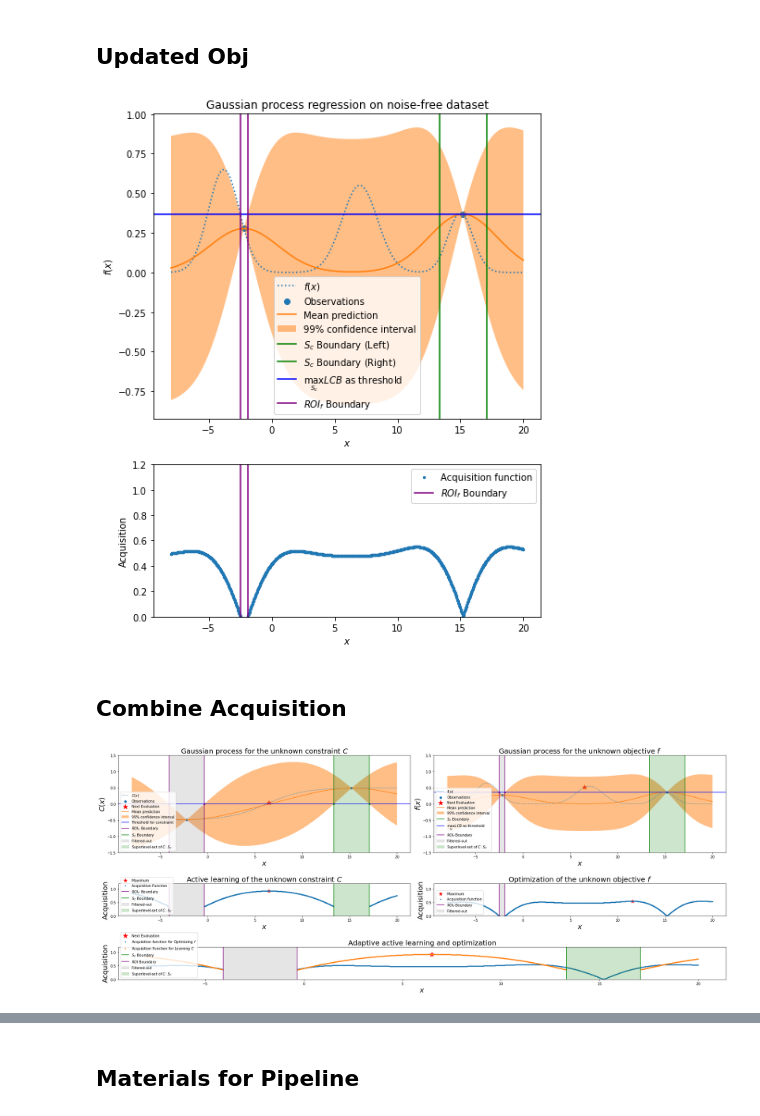
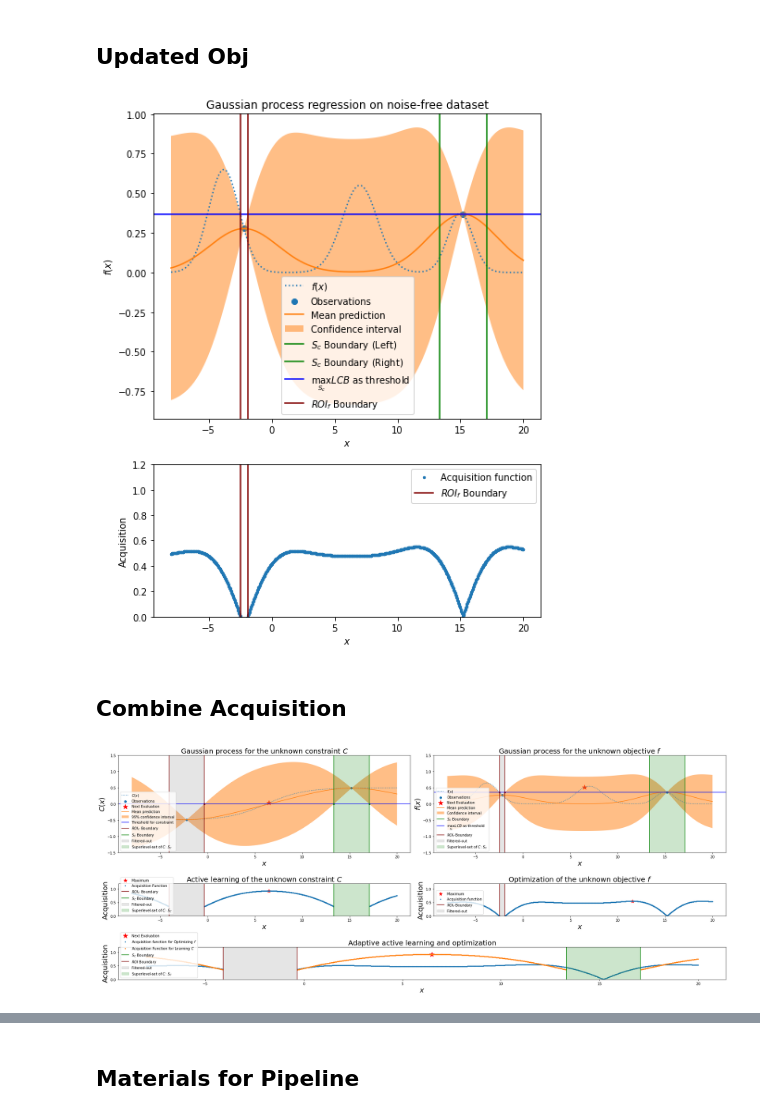
Before and after one commit to SchroDeCat/ConstrainedBO, a Jupyter notebook: visualize_cbo_noisy_targets.ipynb, the cells around one changed output, grey strips where cells are left out. Drawn from its saved outputs; the diff is of its cells as text; code cells hidden in the pictures.

```diff
--- a/visualize_cbo_noisy_targets.ipynb
+++ b/visualize_cbo_noisy_targets.ipynb
@@ -32,7 +32,9 @@ is defined as $f(x)=(2.4 * e^{-(X-7)^2/4} + 1.5 * e^{-(X-15)^2/2})$.
 import numpy as np
 import matplotlib.pyplot as plt
 
-X = np.linspace(start=-8, stop=20, num=1_000).reshape(-1, 1)
+x_left = -8
+x_right = 20
+X = np.linspace(start=x_left, stop=x_right, num=1_000).reshape(-1, 1)
 # f = lambda X: ((10-X) * np.sin((10-X))/2 - np.abs(X-8)/4) * 2
 # f = lambda X: ((10-X) * np.sin((10-X))/2 + .7 * np.exp(-(X-8)**2) + 3 * np.exp(-(X+1)**2/2)) - 1
 f = lambda X: (2.6 * np.exp(-(X+3.8)**2/3) + 2.2 * np.exp(-(X-7)**2/4) + 1.5 * np.exp(-(X-15)**2/2))/4
@@ -227,39 +229,39 @@ plt.fill_between(
     X.ravel(),
     lcb,
     ucb,
     alpha=0.5,
-    label=r"99% confidence interval",
+    label=r"Confidence interval",
 )
 # label = r'$S_c$ Boundary'
 sci_lb, sci_rb = min(X[lcb_c_idx]), max(X[lcb_c_idx])
 plt.axvline(x = sci_lb, color = 'green', label=r'$S_c$ Boundary (Left)')
 plt.axvline(x = sci_rb, color = 'green',  label=r'$S_c$ Boundary (Right)')
 sci_filter = np.logical_and(X >=sci_lb, X<=sci_rb).squeeze()
 lcb_max = lcb[sci_filter].max()
 plt.axhline(y = lcb_max, color = 'blue', linestyle = '-', label=r'$\max_{S_c}{LCB}$ as threshold')
 
 #label = r'ROI_F Boundary"
 acq_f = ucb - lcb.max()
 ucb_f_idx = np.argsort(np.abs(acq_f[X.squeeze()< X_train[-1]]))[:2]
-plt.axvline(x = X[ucb_f_idx[0]], color = 'purple')
-plt.axvline(x = X[ucb_f_idx[1]], color = 'purple', label=r"$ROI_f$ Boundary")
+plt.axvline(x = X[ucb_f_idx[0]], color = 'maroon')
+plt.axvline(x = X[ucb_f_idx[1]], color = 'maroon', label=r"$ROI_f$ Boundary")
 
 plt.legend()
 plt.xlabel("$x$")
 plt.ylabel("$f(x)$")
 _ = plt.title("Gaussian process regression on noise-free dataset")
 
 plt.subplot(2,1,2)
 plt.scatter(X, acq_f, label="Acquisition function", s=5)
-plt.axvline(x = X[ucb_f_idx[0]], color = 'purple')
-plt.axvline(x = X[ucb_f_idx[1]], color = 'purple', label=r"$ROI_f$ Boundary")
+plt.axvline(x = X[ucb_f_idx[0]], color = 'maroon')
+plt.axvline(x = X[ucb_f_idx[1]], color = 'maroon', label=r"$ROI_f$ Boundary")
 plt.ylim(0, 1.2)
 plt.xlabel("$x$")
 plt.ylabel("Acquisition")
 plt.legend()
 plt.savefig('EG1D_F.png')
 # %% [output]
-[figure, old version]
+[figure, new version]
 # %% [markdown]
 ## Combine Acquisition
 # %%
@@ -286,10 +288,10 @@ plt.fill_between(
     label=r"99% confidence interval",
 )
 plt.axhline(y = 0, color = 'blue', linestyle = '-', label='Threshold for constraint')
-plt.axvline(x = X[ucb_c_idx[0]], color = 'purple')
-plt.scatter(X[ucb_c_idx[0]], 0, s=20, color = 'purple',)
-plt.axvline(x = X[ucb_c_idx[1]], color = 'purple', label=r'$ROI_C$ Boundary')
-plt.scatter(X[ucb_c_idx[1]], 0, s=20, color = 'purple')
+plt.axvline(x = X[ucb_c_idx[0]], color = 'maroon')
+plt.scatter(X[ucb_c_idx[0]], 0, s=20, color = 'maroon',)
+plt.axvline(x = X[ucb_c_idx[1]], color = 'maroon', label=r'$ROI_C$ Boundary')
+plt.scatter(X[ucb_c_idx[1]], 0, s=20, color = 'maroon')
 plt.axvline(x = X[lcb_c_idx[0]], color = 'green')
 plt.scatter(X[lcb_c_idx[0]], 0, s=20, color = 'green',)
 plt.axvline(x = X[lcb_c_idx[1]], color = 'green',  label=r'$S_C$ Boundary')
@@ -315,7 +317,7 @@ plt.fill_between(
     lcb,
     ucb,
     alpha=0.5,
-    label=r"99% confidence interval",
+    label=r"Confidence interval",
 )
 # label = r'$S_c$ Boundary'
 plt.axvline(x = sci_lb, color = 'green', )
@@ -323,10 +325,10 @@ plt.axvline(x = sci_rb, color = 'green',  label=r'$S_C$ Boundary')
 plt.axhline(y = lcb_max, color = 'blue', linestyle = '-', label=r'$\max_{S_C}{LCB}$ as threshold')
 
 #label = r'ROI_F Boundary"
-plt.scatter(X[ucb_f_idx[0]], lcb_max, s=20, color = 'purple',)
-plt.scatter(X[ucb_f_idx[1]], lcb_max, s=20, color = 'purple',)
-plt.axvline(x = X[ucb_f_idx[0]], color = 'purple')
-plt.axvline(x = X[ucb_f_idx[1]], color = 'purple', label=r"$ROI_f$ Boundary")
+plt.scatter(X[ucb_f_idx[0]], lcb_max, s=20, color = 'maroon',)
+plt.scatter(X[ucb_f_idx[1]], lcb_max, s=20, color = 'maroon',)
+plt.axvline(x = X[ucb_f_idx[0]], color = 'maroon')
+plt.axvline(x = X[ucb_f_idx[1]], color = 'maroon', label=r"$ROI_f$ Boundary")
 
 plt.axvspan(X[ucb_f_idx[1]], X[ucb_f_idx[0]], alpha=0.2, color='gray', label='Filtered-out')
 plt.axvspan(X[lcb_c_idx[1]], X[lcb_c_idx[0]], alpha=0.2, color='green', label='Superlevel-set of $C$: $S_C$')
@@ -346,8 +348,8 @@ plt.scatter(X[acq_c_filter], acq_c[acq_c_filter], label="Acquisition Function",
 plt.ylim(0, 1.2)
 plt.xlabel("$x$", fontsize=font_s2)
 plt.ylabel("Acquisition", fontsize=font_s2)
-plt.axvline(x = X[ucb_c_idx[0]], color = 'purple')
-plt.axvline(x = X[ucb_c_idx[1]], color = 'purple', label=r'$ROI_C$ Boundary')
+plt.axvline(x = X[ucb_c_idx[0]], color = 'maroon')
+plt.axvline(x = X[ucb_c_idx[1]], color = 'maroon', label=r'$ROI_C$ Boundary')
 plt.axvline(x = X[lcb_c_idx[0]], color = 'green')
 plt.axvline(x = X[lcb_c_idx[1]], color = 'green', label=r'$S_C$ Boundary')
 plt.axvspan(X[ucb_c_idx[1]], X[ucb_c_idx[0]], alpha=0.2, color='gray', label='Filtered-out')
@@ -360,8 +362,8 @@ plt.subplot(gs[1,1])
 acqf_argmax = acq_f.argmax()
 plt.scatter(X[acqf_argmax], acq_f[acqf_argmax], s=100, c='red', marker='*', label="Maximum")
 plt.scatter(X, acq_f, label="Acquisition function", s=5)
-plt.axvline(x = X[ucb_f_idx[0]], color = 'purple')
-plt.axvline(x = X[ucb_f_idx[1]], color = 'purple', label=r"$ROI_f$ Boundary")
+plt.axvline(x = X[ucb_f_idx[0]], color = 'maroon')
+plt.axvline(x = X[ucb_f_idx[1]], color = 'maroon', label=r"$ROI_f$ Boundary")
 plt.axvspan(X[ucb_f_idx[1]], X[ucb_f_idx[0]], alpha=0.2, color='gray', label='Filtered-out')
 plt.ylim(0, 1.2)
 plt.xlabel("$x$", fontsize=font_s2)
@@ -376,8 +378,8 @@ plt.scatter(X[acq_c_filter], acq_c[acq_c_filter], label=r"Acquisition Function f
 plt.ylim(0, 1.2)
 plt.axvline(x = sci_lb, color = 'green', )
 plt.axvline(x = sci_rb, color = 'green',  label=r'$S_C$ Boundary')
-plt.axvline(x = X[ucb_c_idx[0]], color = 'purple')
-plt.axvline(x = X[ucb_c_idx[1]], color = 'purple', label=r'$ROI$ Boundary')
+plt.axvline(x = X[ucb_c_idx[0]], color = 'maroon')
+plt.axvline(x = X[ucb_c_idx[1]], color = 'maroon', label=r'$ROI$ Boundary')
 plt.axvspan(X[ucb_c_idx[1]], X[ucb_c_idx[0]], alpha=0.2, color='gray', label='Filtered-out')
 plt.axvspan(X[lcb_c_idx[1]], X[lcb_c_idx[0]], alpha=0.2, color='green', label='Superlevel-set of $C$: $S_C$')
 
@@ -389,7 +391,7 @@ _ = plt.title(r"Adaptive active learning and optimization", fontsize=font_s2)
 plt.tight_layout()
 plt.savefig('EG1d.pdf')
 # %% [output]
-[figure, old version]
+[figure, new version]
 # %%
 from PIL import Image
 
```
Also changed, not shown: parts of 4 cells of this notebook.
